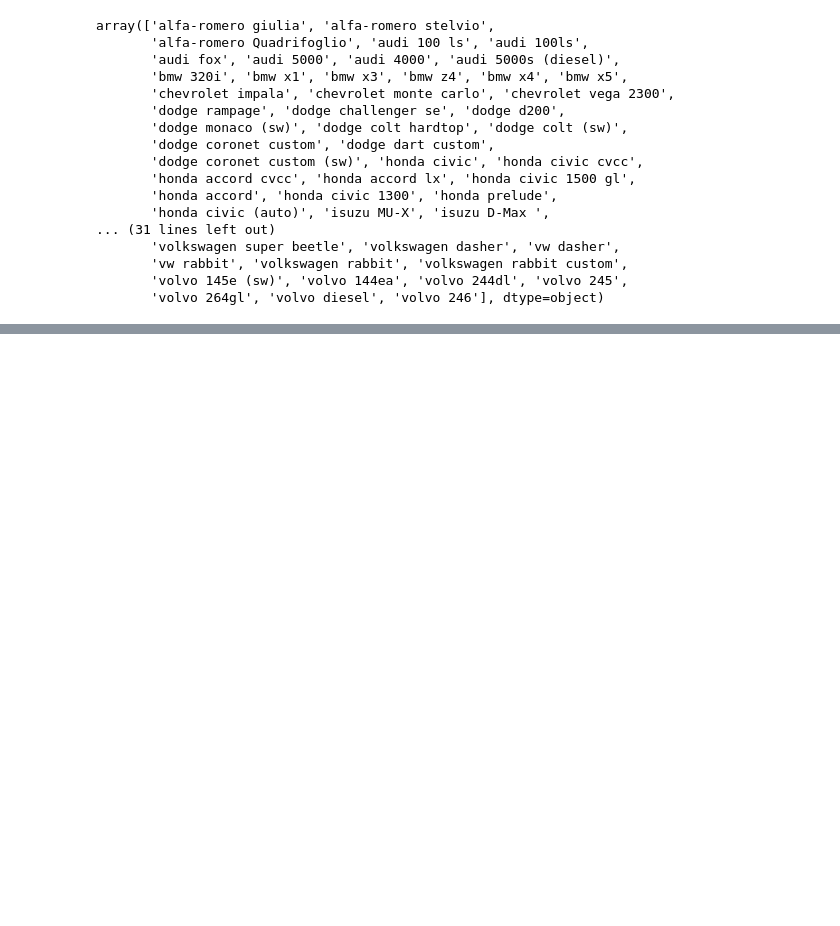
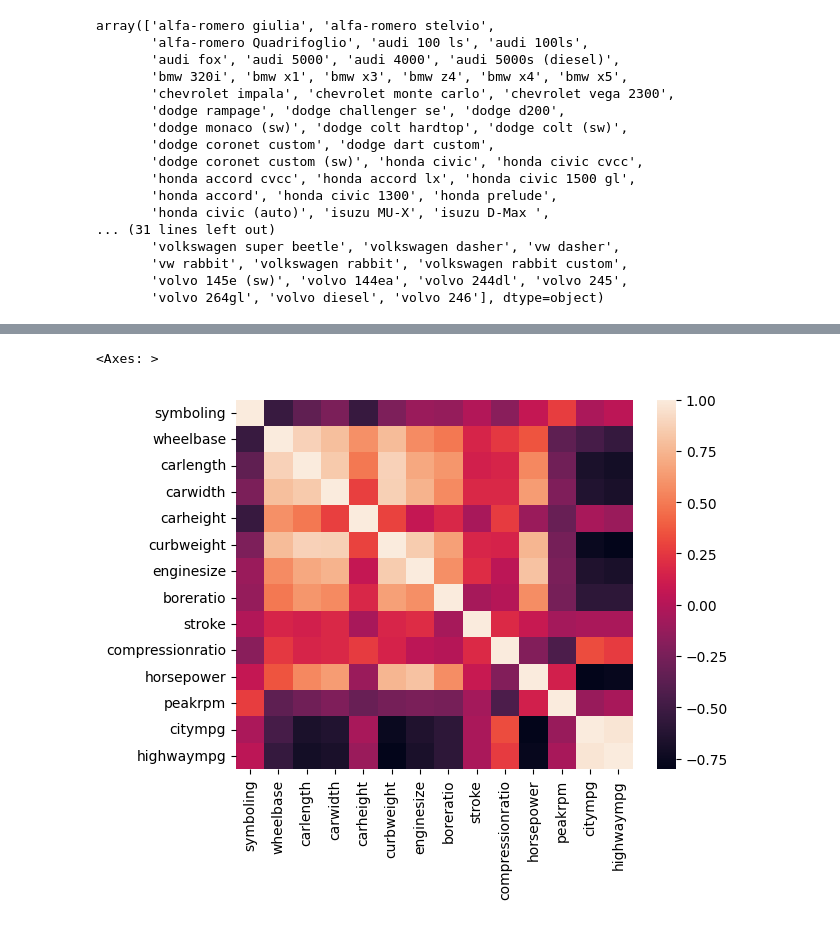
Before and after one commit to nthvinh03/Homework, a Jupyter notebook: Case_Study.ipynb, the cells around one changed output, grey strips where cells are left out. Cells and saved outputs as stored; diff of their text form; code cells hidden in the pictures; blank space fills up the shorter version.

```diff
--- a/Case_Study.ipynb
+++ b/Case_Study.ipynb
@@ -80,0 +215,18 @@ array(['alfa-romero giulia', 'alfa-romero stelvio',
+# %%
+sns.heatmap(df[['symboling',
+                'wheelbase',
+                'carlength',
+                'carwidth',
+                'carheight',
+                'curbweight',
+                'enginesize',
+                'boreratio',
+                'stroke',
+                'compressionratio',
+                'horsepower',
+                'peakrpm',
+                'citympg',
+                'highwaympg']].corr())
+# %% [output]
+<Axes: >
+[figure, added]
```
Also changed, not shown: parts of 21 cells of this notebook, 1 other file.
